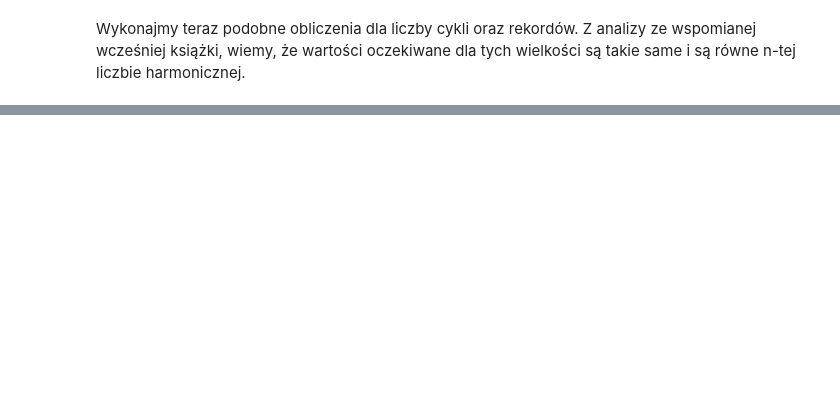
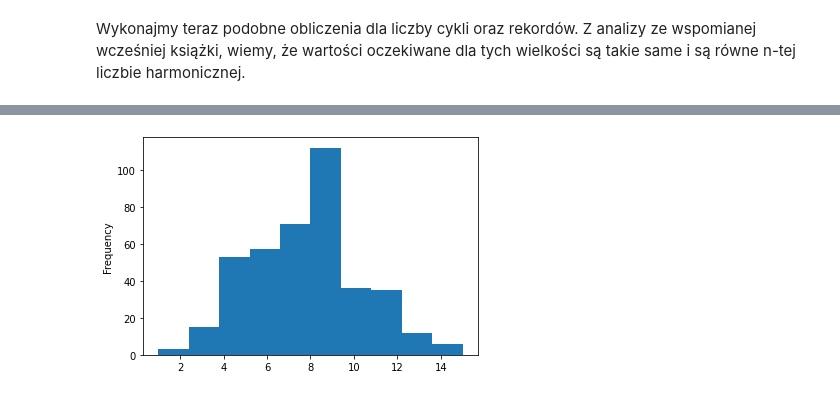
Before and after one commit to JakubGogola-IDENTT/mpa, a Jupyter notebook: lab2/analysis.ipynb, the cells around one changed output, grey strips where cells are left out. Cells and saved outputs as stored; diff of their text form; code cells hidden in the pictures; blank space fills up the shorter version.

```diff
--- a/lab2/analysis.ipynb
+++ b/lab2/analysis.ipynb
@@ -91,3 +105,7 @@ draw_plot(cycles, x_u, x_l, th_ex)
+# %%
+draw_hist(results, 'cycles')
+# %% [output]
+[figure, added]
 # %%
 records = summary['records']
 # %%
```
Also changed, not shown: parts of 9 cells of this notebook, 1 other file.
